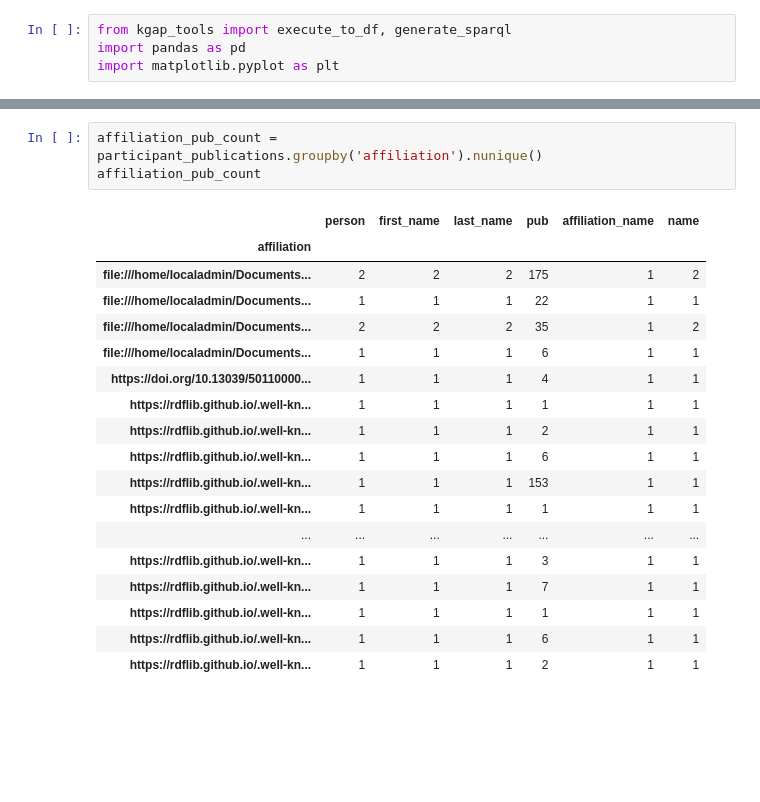
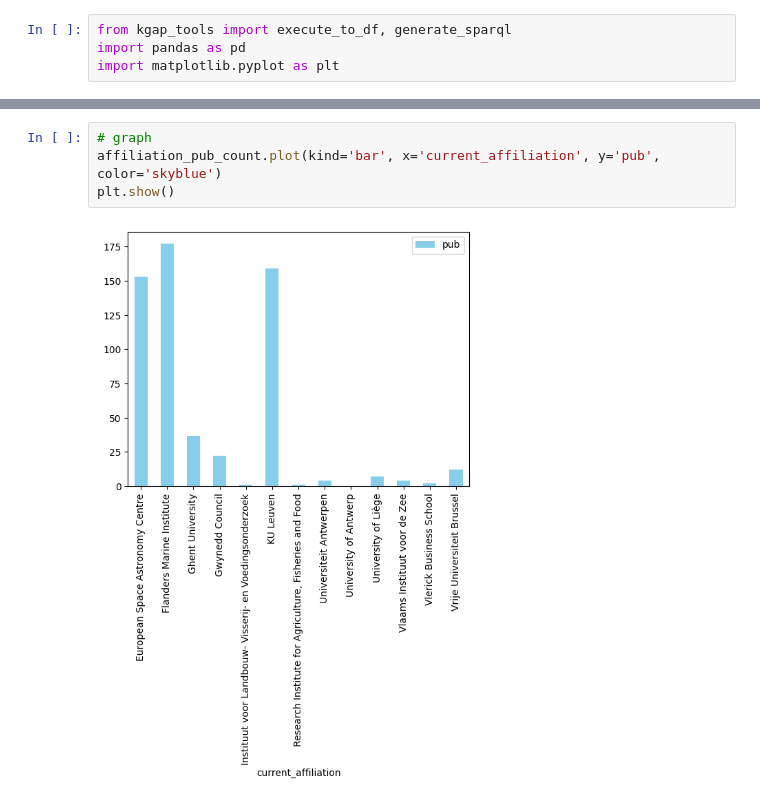
Before and after one commit to vliz-be-opsci/KH_kgap_demo, a Jupyter notebook: notebooks/participants.ipynb, the cells around one changed output, grey strips where cells are left out. Cells and saved outputs as stored; diff of their text form; blank space fills up the shorter version.

```diff
--- a/notebooks/participants.ipynb
+++ b/notebooks/participants.ipynb
@@ -61,23 +132,7 @@ affiliation_pub_count
-# %%
-affiliation_pub_count = participant_publications.groupby('affiliation').nunique()
-affiliation_pub_count
-# %% [output]
-|  | person | first_name | last_name | pub | affiliation_name | name |
-| affiliation |  |  |  |  |  |  |
-| file:///home/localadmin/Documents... | 2 | 2 | 2 | 175 | 1 | 2 |
-| file:///home/localadmin/Documents... | 1 | 1 | 1 | 22 | 1 | 1 |
-| file:///home/localadmin/Documents... | 2 | 2 | 2 | 35 | 1 | 2 |
-| file:///home/localadmin/Documents... | 1 | 1 | 1 | 6 | 1 | 1 |
-| https://doi.org/10.13039/50110000... | 1 | 1 | 1 | 4 | 1 | 1 |
-| https://rdflib.github.io/.well-kn... | 1 | 1 | 1 | 1 | 1 | 1 |
-| https://rdflib.github.io/.well-kn... | 1 | 1 | 1 | 2 | 1 | 1 |
-| https://rdflib.github.io/.well-kn... | 1 | 1 | 1 | 6 | 1 | 1 |
-| https://rdflib.github.io/.well-kn... | 1 | 1 | 1 | 153 | 1 | 1 |
-| https://rdflib.github.io/.well-kn... | 1 | 1 | 1 | 1 | 1 | 1 |
-| ... | ... | ... | ... | ... | ... | ... |
-| https://rdflib.github.io/.well-kn... | 1 | 1 | 1 | 3 | 1 | 1 |
-| https://rdflib.github.io/.well-kn... | 1 | 1 | 1 | 7 | 1 | 1 |
-| https://rdflib.github.io/.well-kn... | 1 | 1 | 1 | 1 | 1 | 1 |
-| https://rdflib.github.io/.well-kn... | 1 | 1 | 1 | 6 | 1 | 1 |
-| https://rdflib.github.io/.well-kn... | 1 | 1 | 1 | 2 | 1 | 1 |
+# %%
+# graph
+affiliation_pub_count.plot(kind='bar', x='current_affiliation', y='pub', color='skyblue')
+plt.show()
+# %% [output]
+[figure, added]
 # %%
```
Also changed, not shown: parts of 17 cells of this notebook, 22 other files.
